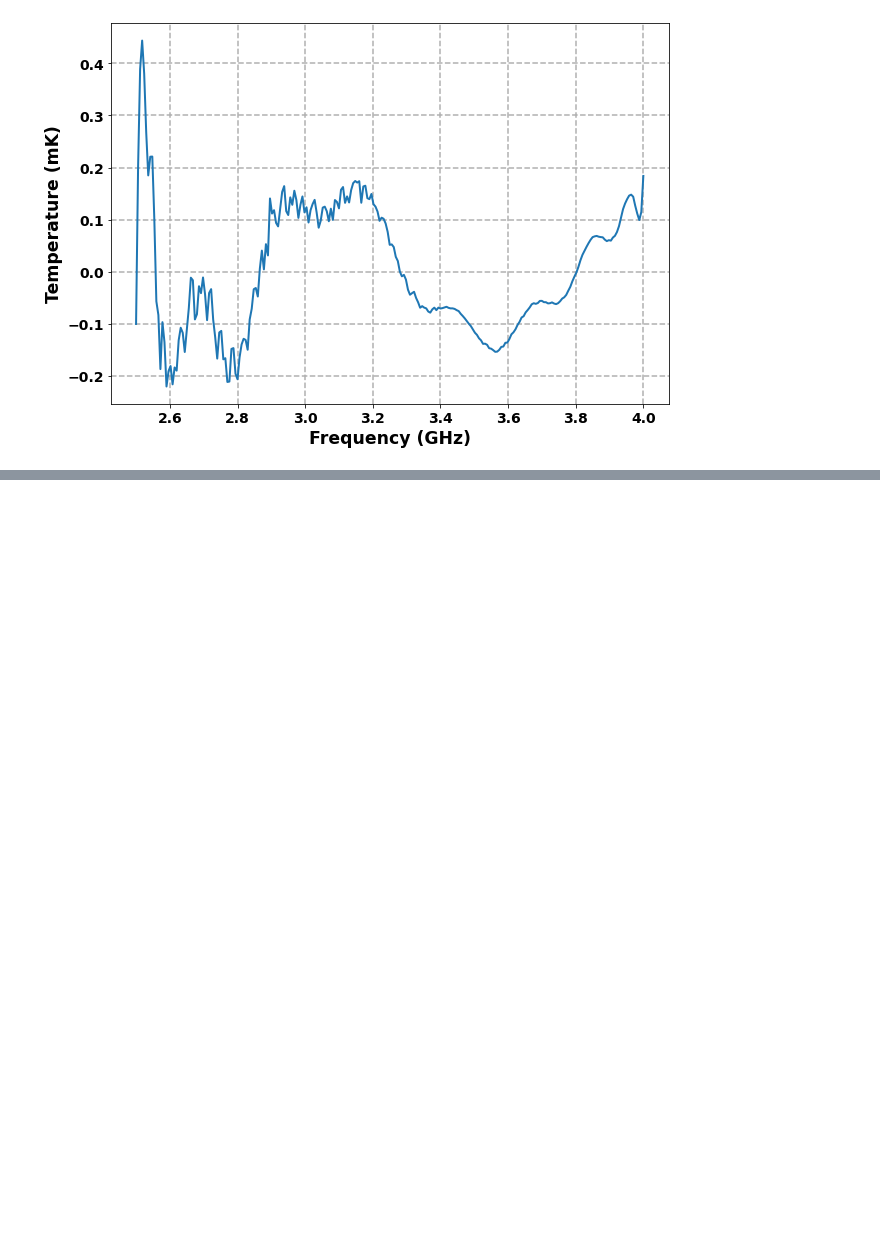
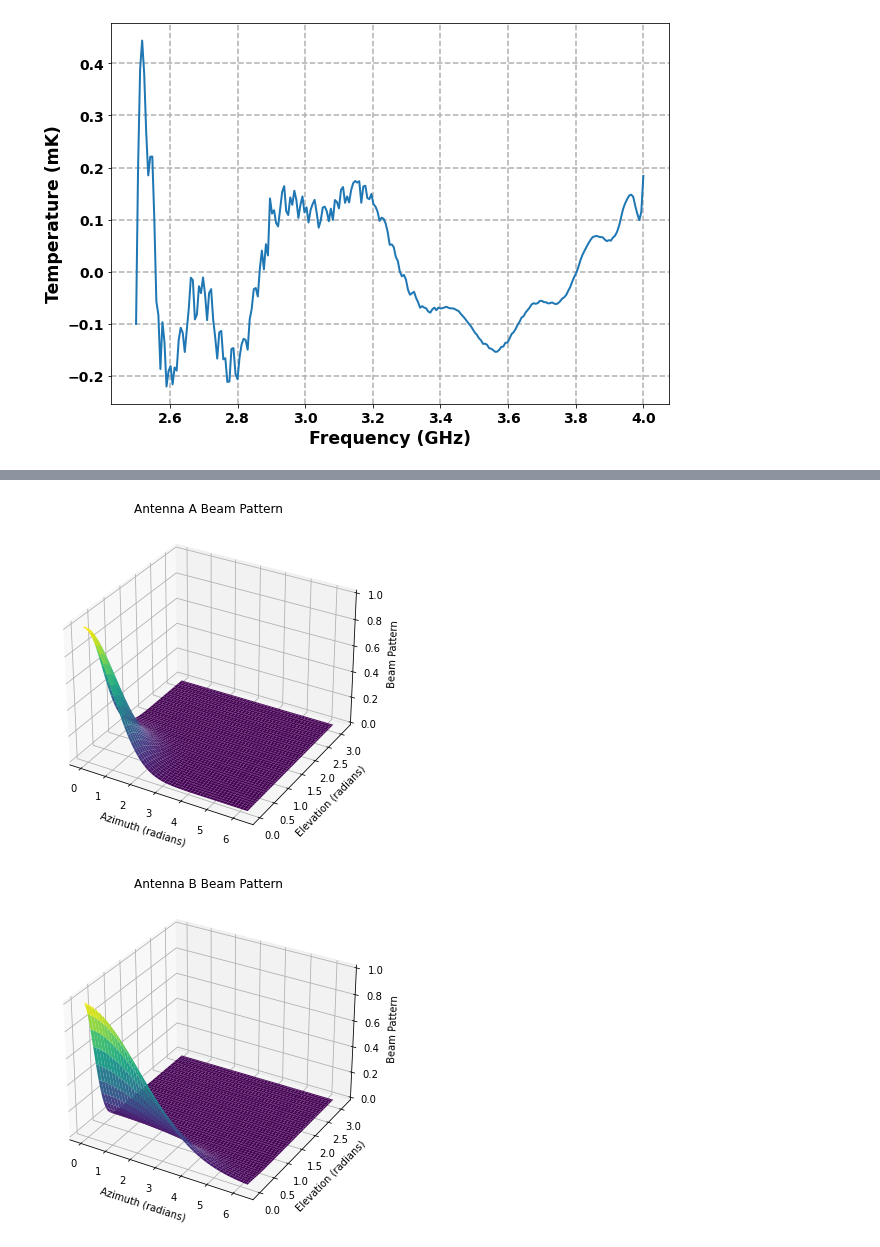
Before and after one commit to mayurisrao/APSERa, a Jupyter notebook: Apsera_Dual_Polarization_Modification.ipynb, the cells around one changed output, grey strips where cells are left out. Saved outputs shown, nothing was run; the diff lists cells and outputs as text; code cells hidden in the pictures; blank space fills up the shorter version.

```diff
--- a/Apsera_Dual_Polarization_Modification.ipynb
+++ b/Apsera_Dual_Polarization_Modification.ipynb
@@ -1061,0 +1148,34 @@ plt.title('The comparison of Spectrum after convolution with sky')
+# %%
+# Function to create 3D beam pattern plot
+def plot_beam_pattern(theta_range, phi_range, beam_pattern, title):
+    theta, phi = np.meshgrid(theta_range, phi_range)
+    fig = plt.figure(figsize=(10, 6))
+    ax = fig.add_subplot(111, projection='3d')
+    ax.plot_surface(phi, theta, beam_pattern, cmap='viridis')
+    ax.set_xlabel('Azimuth (radians)')
+    ax.set_ylabel('Elevation (radians)')
+    ax.set_zlabel('Beam Pattern')
+    ax.set_title(title)
+    ax.set_zlim(0, 1)  # Adjust the z-axis limits for proper scaling
+    plt.show()
+# %%
+# Antenna parameters
+beam_width_Azimuth = 60  # Beam width for antenna A (in azimuth) in degrees
+beam_width_Elevation = 30  # Beam width for antenna A (in elevation) in degrees
+
+beam_width_Azimuth_B = 30  # Beam width for antenna B (in azimuth) in degrees
+beam_width_Elevation_B = 60  # Beam width for antenna B (in elevation) in degrees
+
+theta_range = np.linspace(0, np.pi, 100)  # Elevation angle
+phi_range = np.linspace(0, 2 * np.pi, 100)  # Azimuth angle
+
+# Calculate beam patterns for antenna A and B
+beam_pattern_A = gaussian_beam(theta_range[:, np.newaxis], phi_range, beam_width_Azimuth, beam_width_Elevation)
+beam_pattern_B = gaussian_beam(theta_range[:, np.newaxis], phi_range, beam_width_Azimuth_B, beam_width_Elevation_B)
+# %%
+# Plot beam patterns for antenna A and B
+plot_beam_pattern(theta_range, phi_range, beam_pattern_A, 'Antenna A Beam Pattern')
+plot_beam_pattern(theta_range, phi_range, beam_pattern_B, 'Antenna B Beam Pattern')
+# %% [output]
+[figure, added]
+[figure, added]
```
Also changed, not shown: parts of 35 cells of this notebook, 1 other file.
